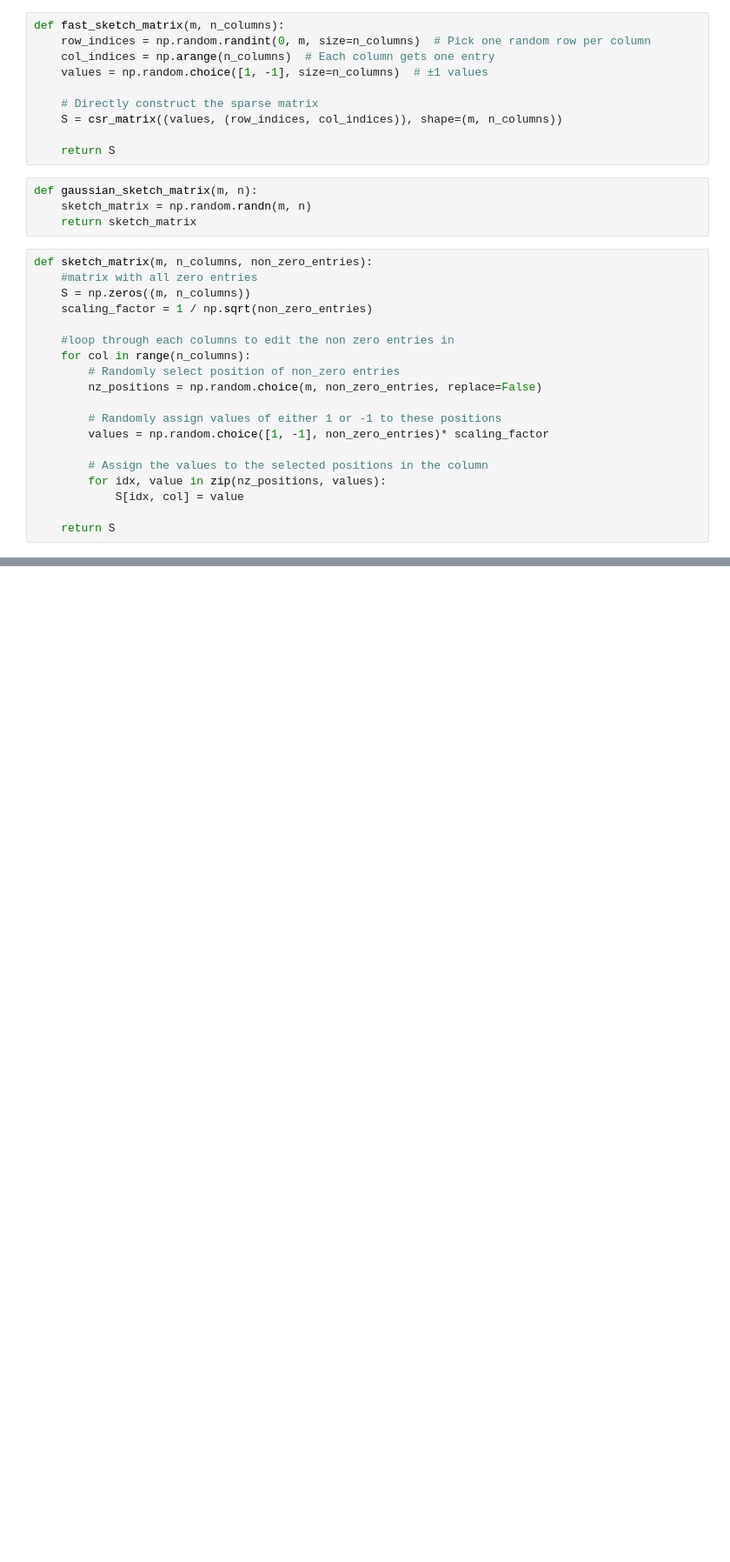
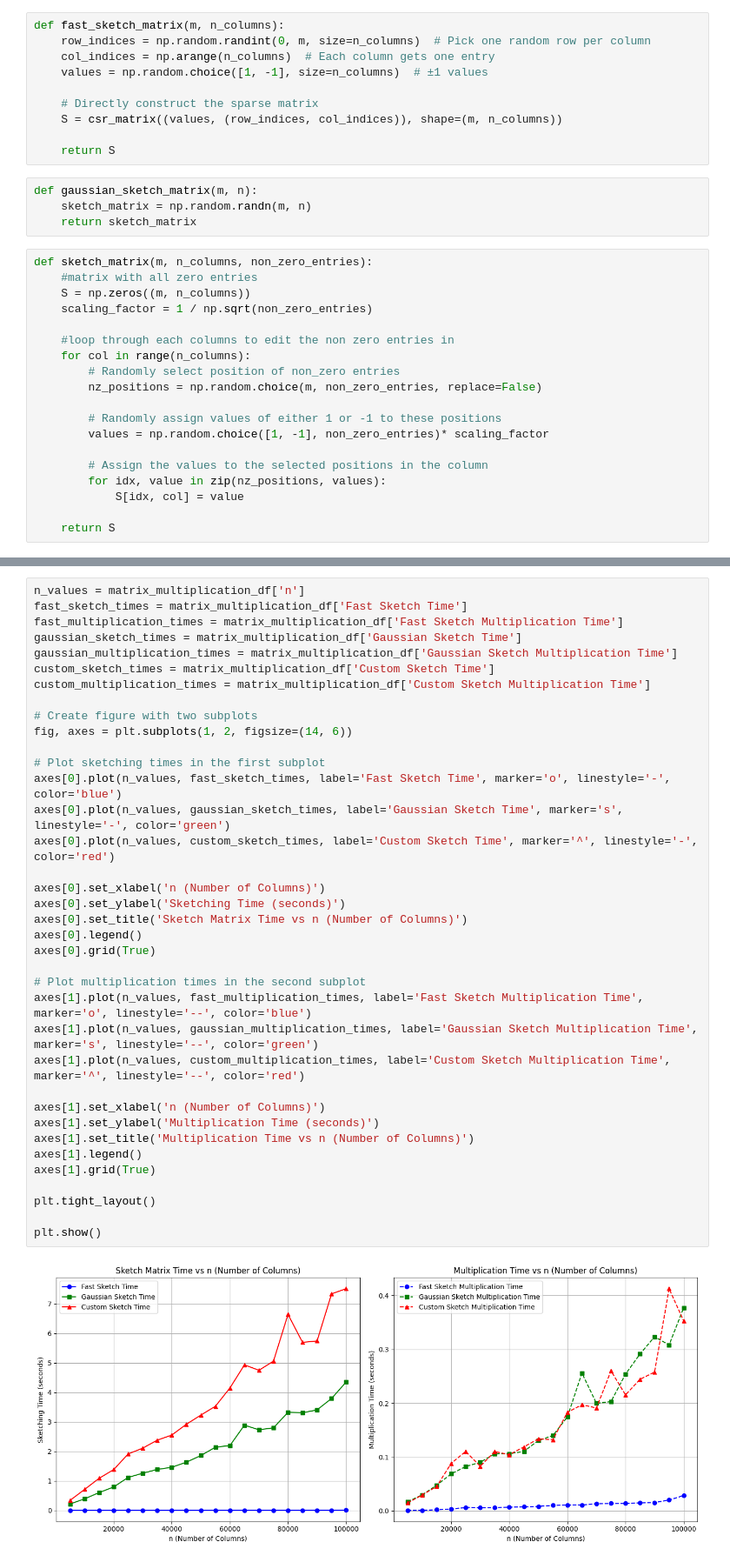
Before and after one commit to LakBoonJun1/DSA4288, a Jupyter notebook: Notebook/Guassian vs sparse.ipynb, the cells around one changed output, grey strips where cells are left out. Shown at 87% size. Cells and saved outputs as stored; diff of their text form; blank space fills up the shorter version.

```diff
--- a/Notebook/Guassian vs sparse.ipynb
+++ b/Notebook/Guassian vs sparse.ipynb
@@ -51,0 +199,39 @@ def sketch_matrix(m, n_columns, non_zero_entries):
+# %%
+n_values = matrix_multiplication_df['n']
+fast_sketch_times = matrix_multiplication_df['Fast Sketch Time']
+fast_multiplication_times = matrix_multiplication_df['Fast Sketch Multiplication Time']
+gaussian_sketch_times = matrix_multiplication_df['Gaussian Sketch Time']
+gaussian_multiplication_times = matrix_multiplication_df['Gaussian Sketch Multiplication Time']
+custom_sketch_times = matrix_multiplication_df['Custom Sketch Time']
+custom_multiplication_times = matrix_multiplication_df['Custom Sketch Multiplication Time']
+
+# Create figure with two subplots
+fig, axes = plt.subplots(1, 2, figsize=(14, 6))
+
+# Plot sketching times in the first subplot
+axes[0].plot(n_values, fast_sketch_times, label='Fast Sketch Time', marker='o', linestyle='-', color='blue')
+axes[0].plot(n_values, gaussian_sketch_times, label='Gaussian Sketch Time', marker='s', linestyle='-', color='green')
+axes[0].plot(n_values, custom_sketch_times, label='Custom Sketch Time', marker='^', linestyle='-', color='red')
+
+axes[0].set_xlabel('n (Number of Columns)')
+axes[0].set_ylabel('Sketching Time (seconds)')
+axes[0].set_title('Sketch Matrix Time vs n (Number of Columns)')
+axes[0].legend()
+axes[0].grid(True)
+
+# Plot multiplication times in the second subplot
+axes[1].plot(n_values, fast_multiplication_times, label='Fast Sketch Multiplication Time', marker='o', linestyle='--', color='blue')
+axes[1].plot(n_values, gaussian_multiplication_times, label='Gaussian Sketch Multiplication Time', marker='s', linestyle='--', color='green')
+axes[1].plot(n_values, custom_multiplication_times, label='Custom Sketch Multiplication Time', marker='^', linestyle='--', color='red')
+
+axes[1].set_xlabel('n (Number of Columns)')
+axes[1].set_ylabel('Multiplication Time (seconds)')
+axes[1].set_title('Multiplication Time vs n (Number of Columns)')
+axes[1].legend()
+axes[1].grid(True)
+
+plt.tight_layout()
+
+plt.show()
+# %% [output]
+[figure, added]
```
Also changed, not shown: parts of 7 cells of this notebook.
